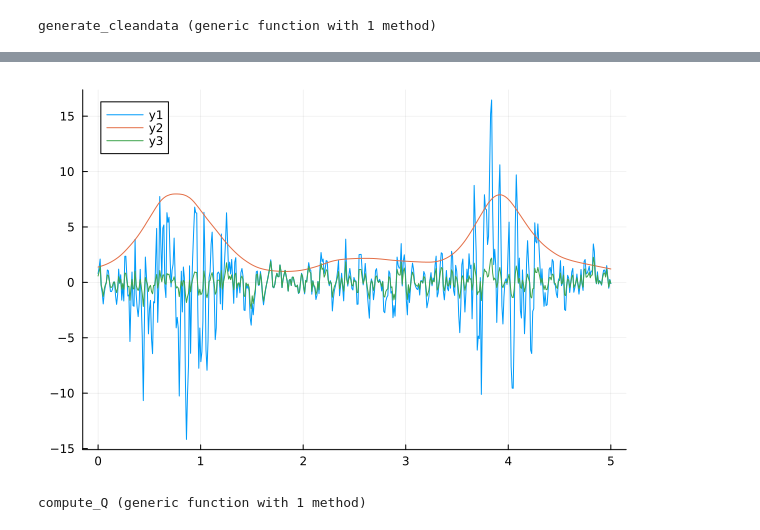
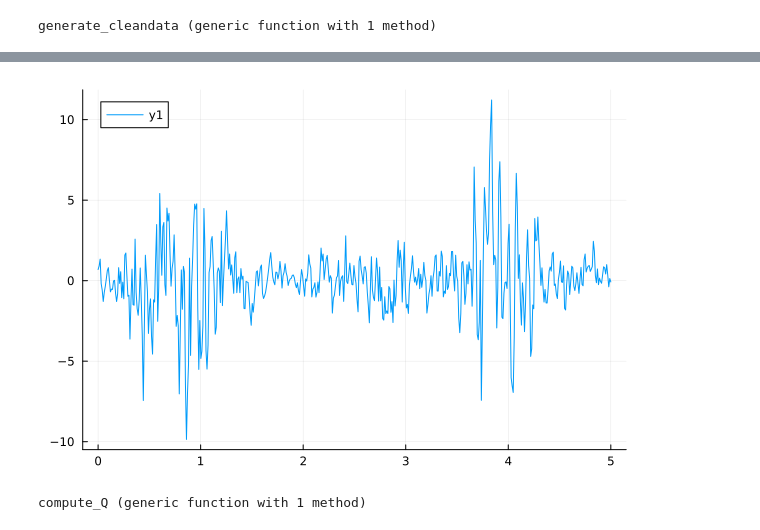
Before and after one commit to biaslab/GaussianProcessNode, a Jupyter notebook: GPPAD_mixture.ipynb, the cells around one changed output, grey strips where cells are left out. Saved outputs shown, nothing was run; the diff lists cells and outputs as text; code cells hidden in the pictures.

```diff
--- a/GPPAD_mixture.ipynb
+++ b/GPPAD_mixture.ipynb
@@ -45,6 +48,8 @@ generate_cleandata (generic function with 1 method)
 # %%
 N = 500; #data length
 n = 500; #lenght of the axis of gp
+
+#class 1
 θcarrier   = 0.01
 θamplitude = 1.
 mean_amplitude = (x) -> 0;
@@ -60,16 +65,26 @@ gp_carrier    = MvNormal(mean_carrier.(time_range), Cov_carrier)
 amplitude_gt = rand(StableRNG(1133),gp_amplitude)
 carrier_gt   = rand(StableRNG(11), gp_carrier)
 
+#class 2
+kernel_carrier_2(θ)     =  0.1with_lengthscale(Matern52Kernel(),θ)
+kernel_amplitude_2(θ)   =  0.8with_lengthscale(Matern52Kernel(),θ)
+
+θcarrier_2   = 0.001
+θamplitude_2 = .5
+Cov_amplitude_2 = kernelmatrix(kernel_amplitude(θamplitude_2),time_range,time_range) + 1e-7*I;
+Cov_carrier_2   = kernelmatrix(kernel_carrier(θcarrier_2),time_range,time_range) + 1e-7I;
+gp_amplitude_2  = MvNormal(mean_amplitude.(time_range), Cov_amplitude_2)
+gp_carrier_2    = MvNormal(mean_carrier.(time_range), Cov_carrier_2)
+amplitude_gt_2 = rand(StableRNG(13),gp_amplitude_2)
+carrier_gt_2   = rand(StableRNG(1321), gp_carrier_2)
 
 #Generate data
-y_data_synthetic = generate_cleandata(n,amplitude_gt,carrier_gt);
+y_data_synthetic = 0.7*generate_cleandata(n,amplitude_gt,carrier_gt) + 0.3*generate_cleandata(n,amplitude_gt_2,carrier_gt_2);
 slicedim(dim) = (a) -> map(e -> e[dim], a);
 # %%
 plot(time_range, y_data_synthetic)
-plot!(time_range,exp.(amplitude_gt))
-plot!(time_range,carrier_gt)
 # %% [output]
-[figure, old version]
+[figure, new version]
 # %%
 #Exponentiate function
 struct MyExponential end
```
Also changed, not shown: parts of 20 cells of this notebook.
